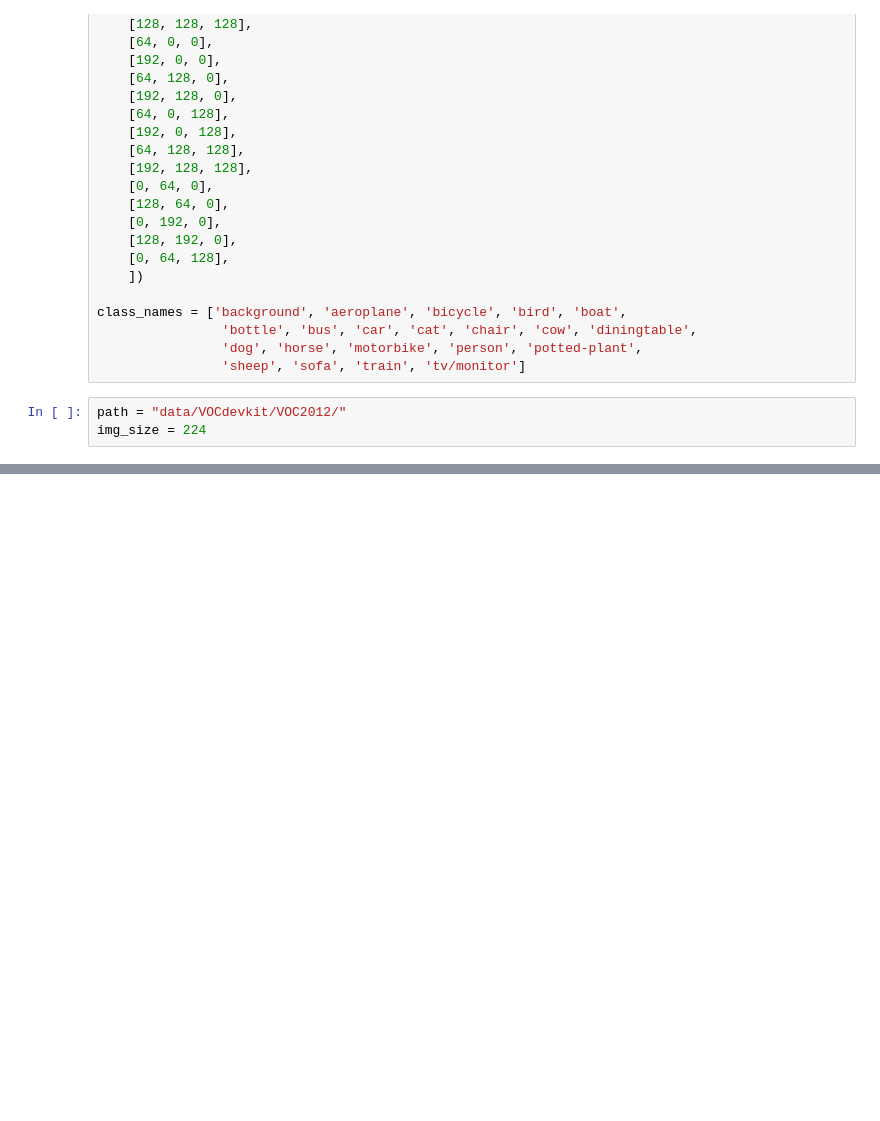
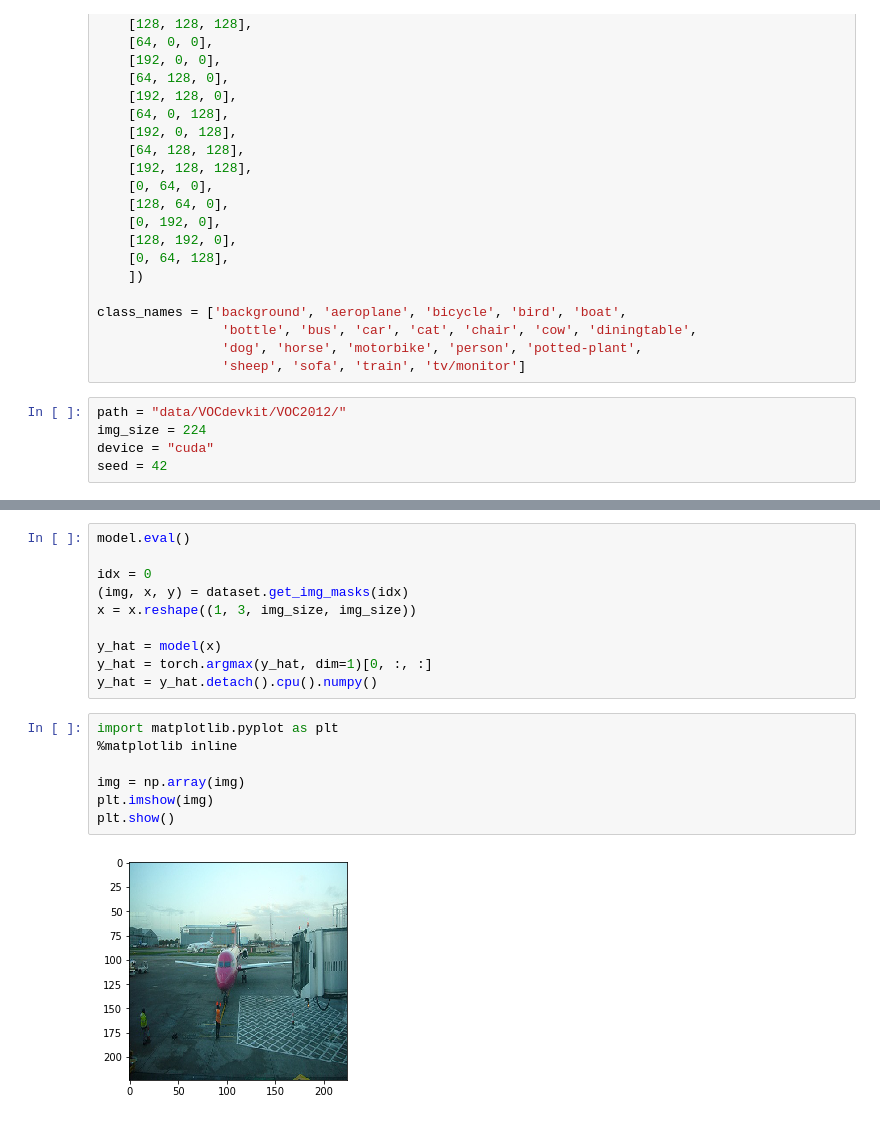
Before and after one commit to MrParosk/ml_playground, a Jupyter notebook: computer_vision/semantic_segmentation/fcn.ipynb, the cells around one changed output, grey strips where cells are left out. Drawn from its saved outputs; the diff is of its cells as text; blank space fills up the shorter version.

Commit message:
Added fcn-8 model

```diff
--- a/computer_vision/semantic_segmentation/fcn.ipynb
+++ b/computer_vision/semantic_segmentation/fcn.ipynb
@@ -40,6 +41,8 @@ class_names = ['background', 'aeroplane', 'bicycle', 'bird', 'boat',
 # %%
 path = "data/VOCdevkit/VOC2012/"
 img_size = 224
+device = "cuda"
+seed = 42
 # %%
 class PascalVoc(Dataset):
     def __init__(self, path, img_size):
@@ -160,0 +247,19 @@ torch.Size([1, 21, 224, 224])
+# %%
+model.eval()
+
+idx = 0
+(img, x, y) = dataset.get_img_masks(idx)
+x = x.reshape((1, 3, img_size, img_size))
+
+y_hat = model(x)
+y_hat = torch.argmax(y_hat, dim=1)[0, :, :]
+y_hat = y_hat.detach().cpu().numpy()
+# %%
+import matplotlib.pyplot as plt
+%matplotlib inline
+
+img = np.array(img)
+plt.imshow(img)
+plt.show()
+# %% [output]
+[figure, added]
```
Also changed, not shown: parts of 14 cells of this notebook.
